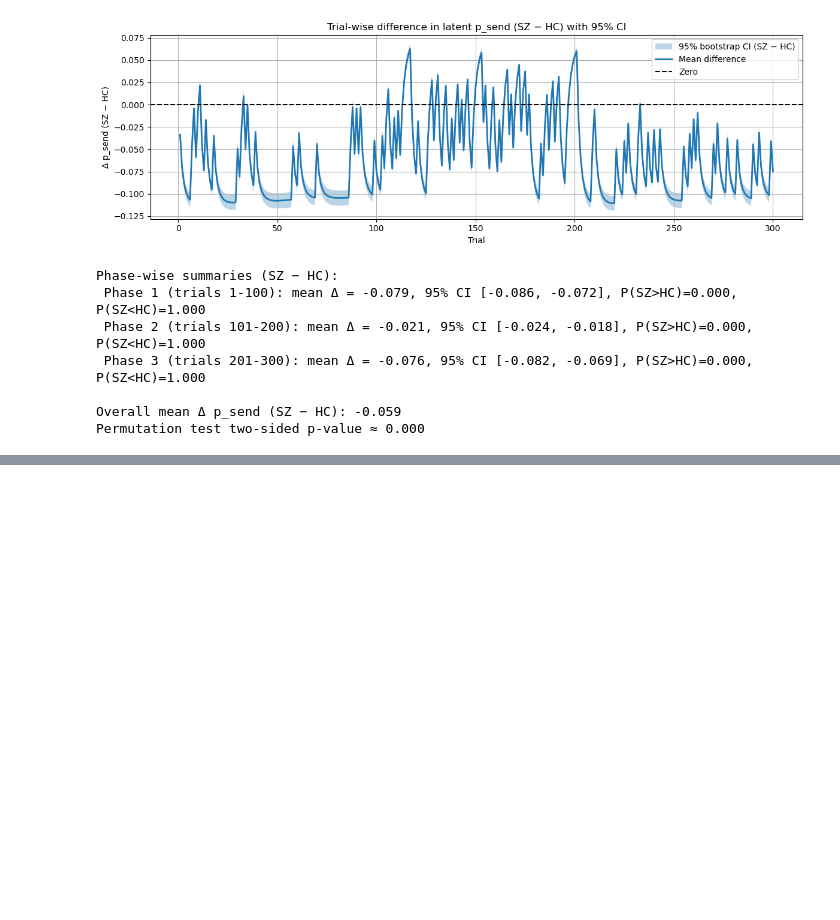
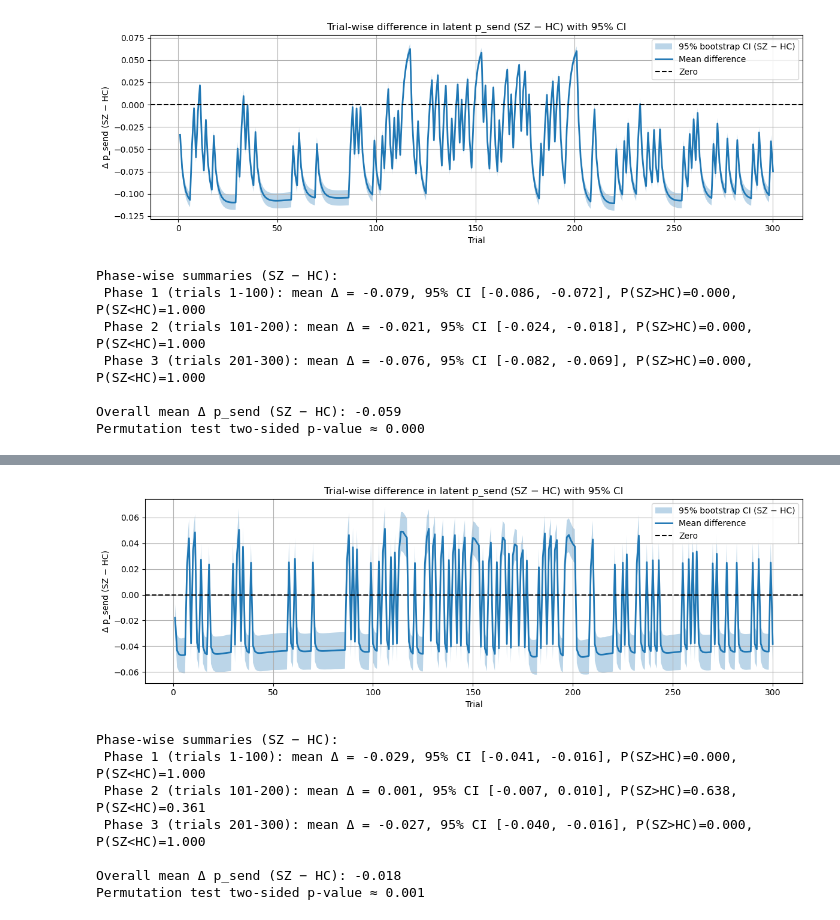
Before and after one commit to kaanka5312/sch_pe, a Jupyter notebook: external/Python/SoftmaxBayesian.ipynb, the cells around one changed output, grey strips where cells are left out. Drawn from its saved outputs; the diff is of its cells as text; code cells hidden in the pictures; blank space fills up the shorter version.

```diff
--- a/external/Python/SoftmaxBayesian.ipynb
+++ b/external/Python/SoftmaxBayesian.ipynb
@@ -1427,0 +1586,11 @@ Permutation test two-sided p-value ≈ 0.000
+# %%
+results = compare_group_p_send(sim_dep, sim_hc, n_boot=2000)
+# %% [output]
+[figure, added]
+Phase-wise summaries (SZ − HC):
+ Phase 1 (trials 1-100): mean Δ = -0.029, 95% CI [-0.041, -0.016], P(SZ>HC)=0.000, P(SZ<HC)=1.000
+ Phase 2 (trials 101-200): mean Δ = 0.001, 95% CI [-0.007, 0.010], P(SZ>HC)=0.638, P(SZ<HC)=0.361
+ Phase 3 (trials 201-300): mean Δ = -0.027, 95% CI [-0.040, -0.016], P(SZ>HC)=0.000, P(SZ<HC)=1.000
+
+Overall mean Δ p_send (SZ − HC): -0.018
+Permutation test two-sided p-value ≈ 0.001
```
Also changed, not shown: parts of 16 cells of this notebook.
